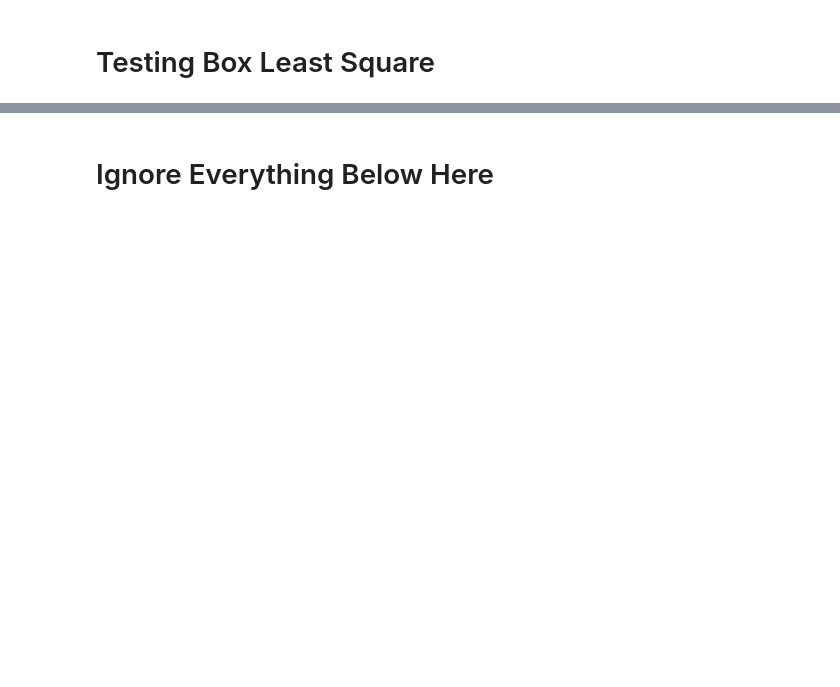
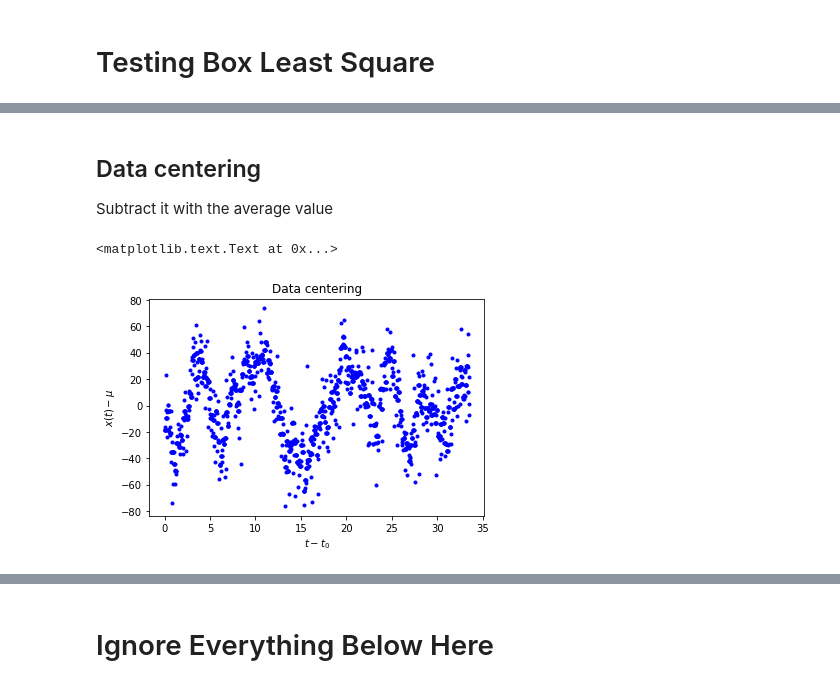
Before and after one commit to ruben-santana/Astro-Research, a Jupyter notebook: KOI/KOI -265/KOI-265.ipynb, the cells around one changed output, grey strips where cells are left out. Saved outputs shown, nothing was run; the diff lists cells and outputs as text; code cells hidden in the pictures; blank space fills up the shorter version.

```diff
--- a/KOI/KOI -265/KOI-265.ipynb
+++ b/KOI/KOI -265/KOI-265.ipynb
@@ -256,14 +225,15 @@ Importing Data
 koi = client.koi(265.01)
 
 #period, period error (postive & negative)
-print 'Period w/ errors: ',(koi.koi_period, koi.koi_period_err1, koi.koi_period_err2)
+# print 'Period w/ errors: ',(koi.koi_period, koi.koi_period_err1, koi.koi_period_err2)
 
 # This KOI has an associated star.
-star = koi.star
-print "Associated Star Temperature: ",(star.kic_teff)
+# star = koi.star
+# print star
+# print "Associated Star Temperature: ",(star.kic_teff)
 
 #Download the lightcurves for this KOI.
-lightcurves = koi.get_light_curves()
+lightcurves = koi.get_light_curves(short_cadence=False)
 # for lc in lightcurves:
 #     print (lc.filename)
 print "Kepler ID ", koi.kepid
@@ -291,14 +259,15 @@ Initial Plot of Data
 # Time (BJD - 2454833)
 #Flux (e-/sec) + ____e+4
 #Which quarter do you want to look at?
-quarter = 2
+quarter = 1
 t = time[quarter]
 f = flux[quarter]
 BJD = 245833
 #Following Labels are used for all graphs
 x_label = 'Time (BJD - %d)' %BJD
 y_label = 'Flux(e-/sec)'
-title = 'KOI-265: Quarter %d '% quarter
+title = 'Kepler ID: %d, Quarter: %d'%(koi.kepid, quarter)
+
 
 #Creating new plot with title and axis labels
 #Plot is an object
@@ -311,8 +280,8 @@ lc_plot_265 = figure(
     tools = 'hover,crosshair,pan,wheel_zoom,box_zoom,reset,tap,save,box_select')
 
 #adding x and y data for plot
-legend = 'KOI-265: Quarter %d' % quarter
-lc_plot_265.circle(t, f,legend=legend)
+legend = 'Quarter %d' % quarter
+lc_plot_265.line(t, f,legend=legend)
 
 #showing results
 show(lc_plot_265)
@@ -602,0 +579,16 @@ plt.ylabel(r"$SR$")
+# %% [markdown]
+## Data centering
+Subtract it with the average value
+# %%
+t1 = t[0]
+u = t - t1
+s = np.mean(f)
+v = f - s
+
+plt.plot(u, v, 'b.')
+plt.title("Data centering")
+plt.xlabel(r"$t - t_0$")
+plt.ylabel(r"$x(t) - \mu$")
+# %% [output]
+<matplotlib.text.Text at 0x...>
+[figure, added]
```
Also changed, not shown: parts of 29 cells of this notebook, 1 other file.
